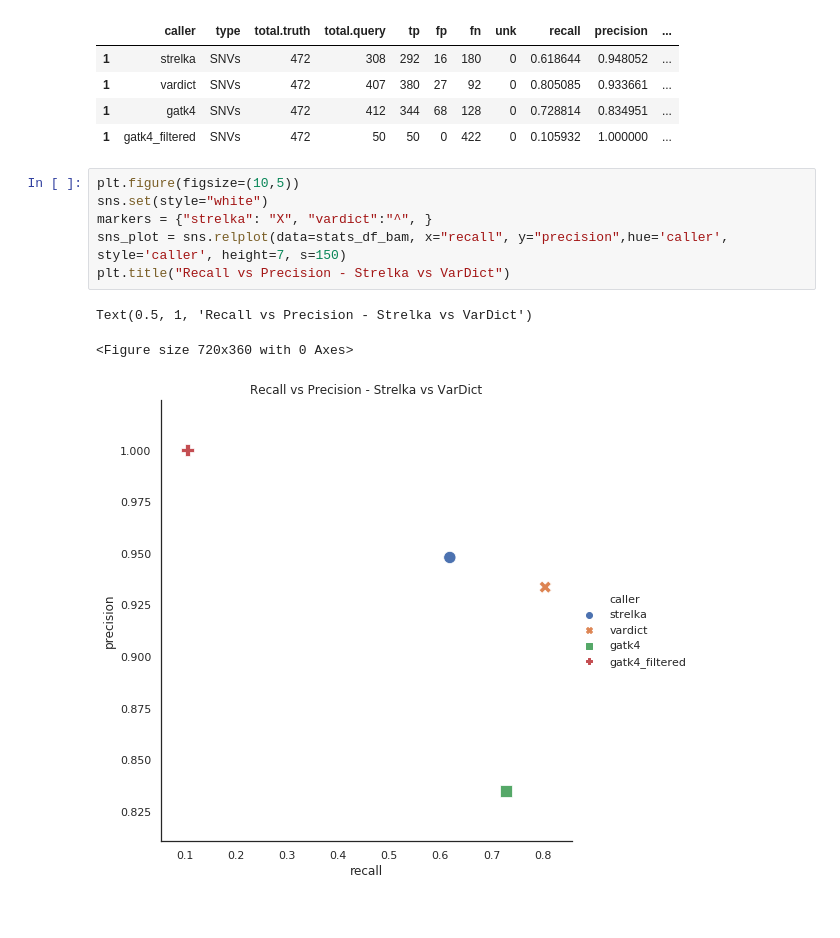
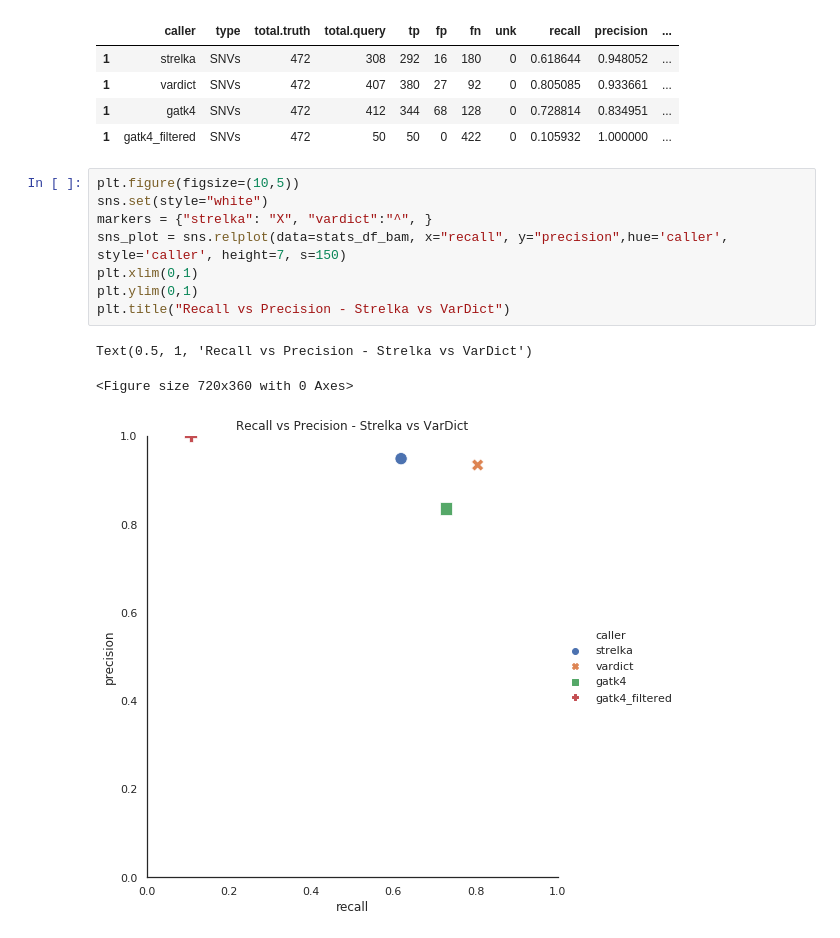
Before and after one commit to Clinical-Genomics/BALSAMIC_validate, a Jupyter notebook: somatic-variants/somatic-validation.ipynb, the cells around one changed output. Cells and saved outputs as stored; diff of their text form.

```diff
--- a/somatic-variants/somatic-validation.ipynb
+++ b/somatic-variants/somatic-validation.ipynb
@@ -68,10 +68,12 @@ stats_df_bam
 # %%
 plt.figure(figsize=(10,5))
 sns.set(style="white")
 markers = {"strelka": "X", "vardict":"^", }
 sns_plot = sns.relplot(data=stats_df_bam, x="recall", y="precision",hue='caller', style='caller', height=7, s=150)
+plt.xlim(0,1)
+plt.ylim(0,1)
 plt.title("Recall vs Precision - Strelka vs VarDict")
 # %% [output]
 Text(0.5, 1, 'Recall vs Precision - Strelka vs VarDict')
 <Figure size 720x360 with 0 Axes>
-[figure, old version]
+[figure, new version]
```
Also changed, not shown: 9 other files.
